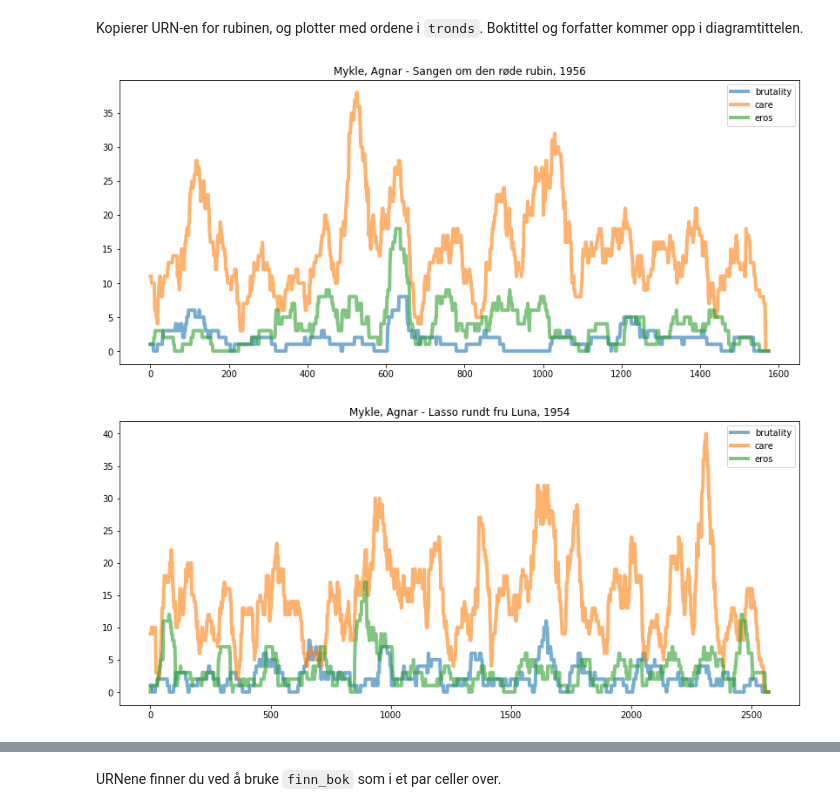
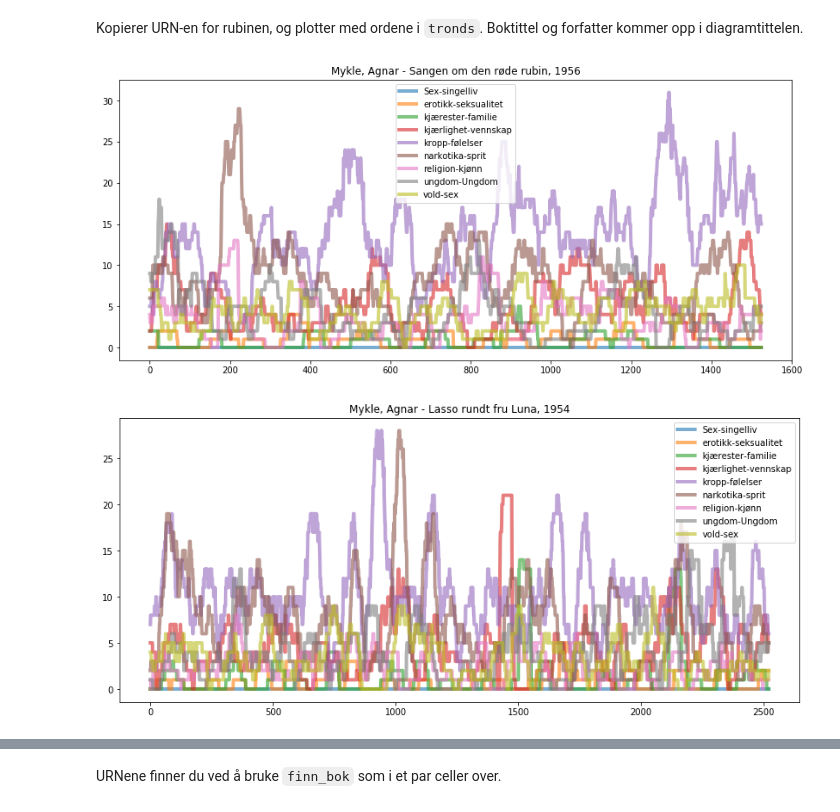
Before and after one commit to Yoonsen/xmining, a Jupyter notebook: eros_vekstdiagram_v2.ipynb, the cells around one changed output, grey strips where cells are left out. Cells and saved outputs as stored; diff of their text form; code cells hidden in the pictures.

```diff
--- a/eros_vekstdiagram_v2.ipynb
+++ b/eros_vekstdiagram_v2.ipynb
@@ -179,0 +201,2 @@ def vekstplot(x, words):
+# %%
+Gsex = nb.make_graph('sex, samleie')
@@ -191,13 +260,13 @@ finn_bok('Mykle')
 # %% [markdown]
 Kopierer URN-en for rubinen, og plotter med ordene i `tronds`. Boktittel og forfatter kommer opp i diagramtittelen.
 # %%
-vekstplot(2015090129001, tronds);
+vekstplot(2015090129001, gnl.community_dict(Gsex));
 # %% [output]
-[figure, old version]
+[figure, new version]
 # %%
-vekstplot(2011112308125,tronds);
+vekstplot(2011112308125,gnl.community_dict(Gsex));
 # %% [output]
-[figure, old version]
+[figure, new version]
 # %%
 finn_bok('Bjørg')
 # %% [output]
```
Also changed, not shown: parts of 55 cells of this notebook, 4 other files.
